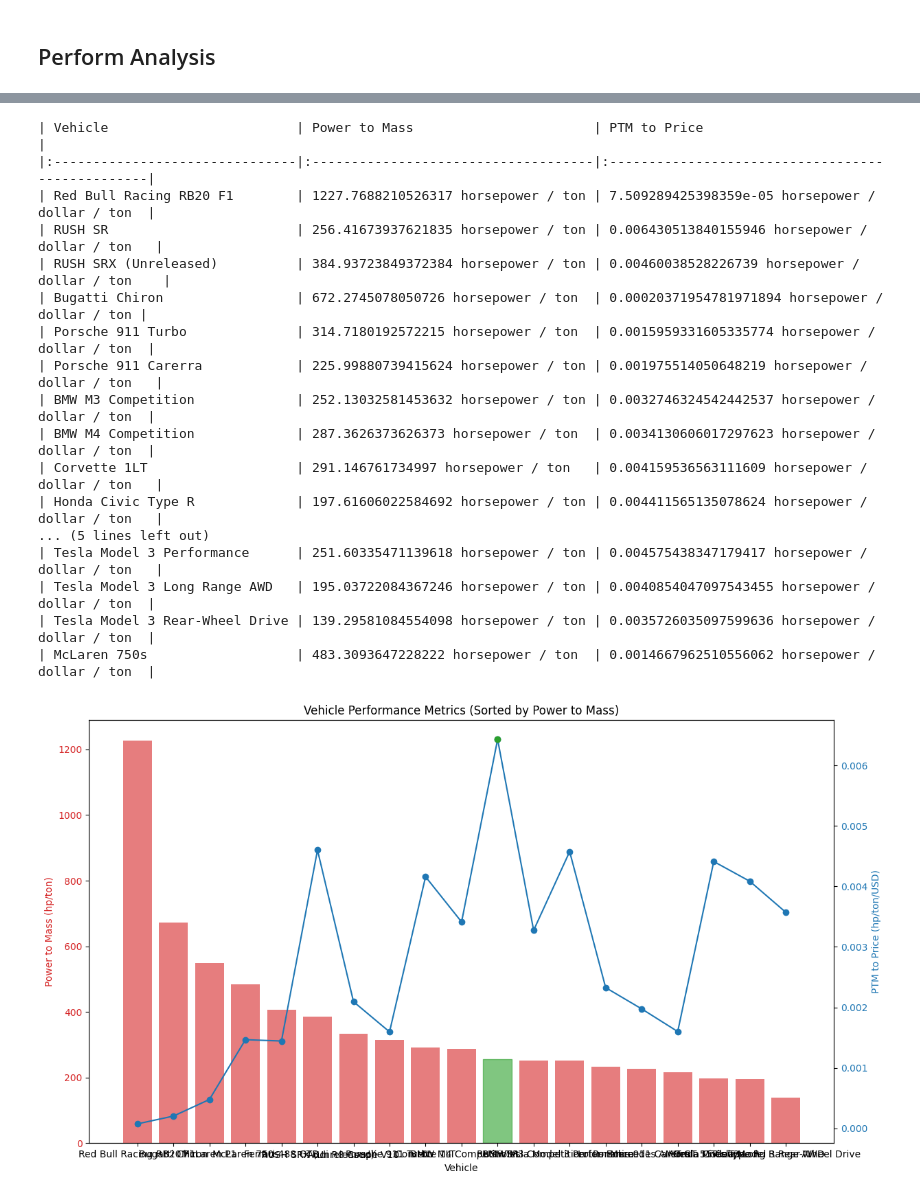
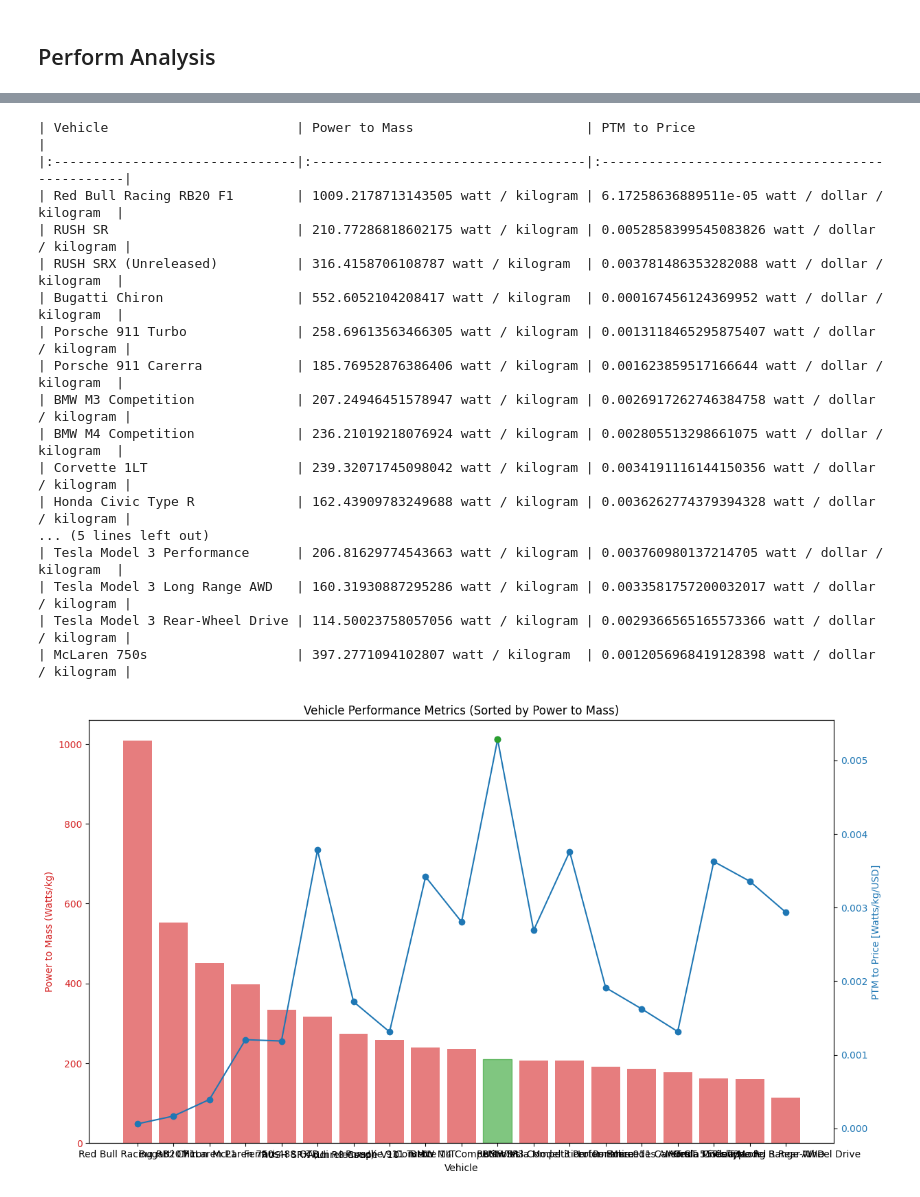
Before and after one commit to HenryAsa/MIT-rush-auto-calcs, a Jupyter notebook: price_calcs.ipynb, the cells around one changed output, grey strips where cells are left out. Drawn from its saved outputs; the diff is of its cells as text; code cells hidden in the pictures.

```diff
--- a/price_calcs.ipynb
+++ b/price_calcs.ipynb
@@ -132,7 +132,7 @@ vehicle_specs = {
     # },
 }
 
-final_units = u.hp / u.ton
+final_units = u.watts / u.kg
 # %% [markdown]
 ## Format the Data Visually
 # %%
@@ -218,7 +218,7 @@ fig, ax1 = plt.subplots(figsize=(14, 8))
 color = 'tab:red'
 highlight_color = 'tab:green'
 ax1.set_xlabel('Vehicle')
-ax1.set_ylabel('Power to Mass (hp/ton)', color=color)
+ax1.set_ylabel('Power to Mass (Watts/kg)', color=color)
 
 bars = ax1.bar(vehicle_df_sorted['Vehicle'], vehicle_df_sorted['Power to Mass'], color=color, alpha=0.6)
 for bar, vehicle in zip(bars, vehicle_df_sorted['Vehicle']):
@@ -229,7 +229,7 @@ ax1.tick_params(axis='y', labelcolor=color)
 
 ax2 = ax1.twinx()
 color = 'tab:blue'
-ax2.set_ylabel('PTM to Price (hp/ton/USD)', color=color)
+ax2.set_ylabel('PTM to Price [Watts/kg/USD]', color=color)
 line, = ax2.plot(vehicle_df_sorted['Vehicle'], vehicle_df_sorted['PTM to Price'], color=color, marker='o')
 for i, vehicle in enumerate(vehicle_df_sorted['Vehicle']):
     if vehicle == "RUSH SR":
@@ -246,49 +246,49 @@ plt.close()
 
 
 # Creating a bar plot to show the PTM to Price ratio for various vehicles, highlighting RUSH SR
 
 vehicle_df_sorted = vehicle_df.sort_values(by='PTM to Price', ascending=False)
 
 # Plotting the sorted data with RUSH SR highlighted
 fig, ax = plt.subplots(figsize=(14, 8))
 
 color = 'tab:blue'
 highlight_color = 'tab:green'
-ax.set_ylabel('PTM to Price (hp/ton/USD)', color=color)
+ax.set_ylabel('PTM to Price [Watts/kg/USD]', color=color)
 
 bars = ax.bar(vehicle_df_sorted['Vehicle'], vehicle_df_sorted['PTM to Price'], color=color, alpha=0.6)
 for bar, vehicle in zip(bars, vehicle_df_sorted['Vehicle']):
     if vehicle == "RUSH SR":
         bar.set_color(highlight_color)
 
 ax.tick_params(axis='y', labelcolor=color)
 
 # Adding a text box for RUSH SR
 rush_sr1_index = vehicle_df_sorted[vehicle_df_sorted['Vehicle'] == "RUSH SR"].index[0]
 rush_sr1_ptm_price = vehicle_df_sorted.loc[rush_sr1_index, 'PTM to Price']
 
 bbox_props = dict(boxstyle="round,pad=0.3", edgecolor='green', facecolor='white', alpha=0.8)
 ax.text(rush_sr1_index, rush_sr1_ptm_price, "RUSH SR\nHighest Performance for Price", ha="center", va="bottom", size=12, bbox=bbox_props, color='green')
 
-plt.title('PTM to Price Ratio (hp/ton/USD) for Various Vehicles')
+plt.title('PTM to Price Ratio [Watts/kg/USD] for Various Vehicles')
 plt.xticks(rotation=45, ha='right')
 plt.show()
 # %% [output]
-| Vehicle                        | Power to Mass                       | PTM to Price                                     |
-|:-------------------------------|:------------------------------------|:-------------------------------------------------|
-| Red Bull Racing RB20 F1        | 1227.7688210526317 horsepower / ton | 7.509289425398359e-05 horsepower / dollar / ton  |
-| RUSH SR                        | 256.41673937621835 horsepower / ton | 0.006430513840155946 horsepower / dollar / ton   |
-| RUSH SRX (Unreleased)          | 384.93723849372384 horsepower / ton | 0.00460038528226739 horsepower / dollar / ton    |
-| Bugatti Chiron                 | 672.2745078050726 horsepower / ton  | 0.00020371954781971894 horsepower / dollar / ton |
-| Porsche 911 Turbo              | 314.7180192572215 horsepower / ton  | 0.0015959331605335774 horsepower / dollar / ton  |
-| Porsche 911 Carerra            | 225.99880739415624 horsepower / ton | 0.001975514050648219 horsepower / dollar / ton   |
-| BMW M3 Competition             | 252.13032581453632 horsepower / ton | 0.0032746324542442537 horsepower / dollar / ton  |
-| BMW M4 Competition             | 287.3626373626373 horsepower / ton  | 0.0034130606017297623 horsepower / dollar / ton  |
-| Corvette 1LT                   | 291.146761734997 horsepower / ton   | 0.004159536563111609 horsepower / dollar / ton   |
-| Honda Civic Type R             | 197.61606022584692 horsepower / ton | 0.004411565135078624 horsepower / dollar / ton   |
+| Vehicle                        | Power to Mass                      | PTM to Price                                   |
+|:-------------------------------|:-----------------------------------|:-----------------------------------------------|
+| Red Bull Racing RB20 F1        | 1009.2178713143505 watt / kilogram | 6.17258636889511e-05 watt / dollar / kilogram  |
+| RUSH SR                        | 210.77286818602175 watt / kilogram | 0.0052858399545083826 watt / dollar / kilogram |
+| RUSH SRX (Unreleased)          | 316.4158706108787 watt / kilogram  | 0.003781486353282088 watt / dollar / kilogram  |
+| Bugatti Chiron                 | 552.6052104208417 watt / kilogram  | 0.000167456124369952 watt / dollar / kilogram  |
+| Porsche 911 Turbo              | 258.69613563466305 watt / kilogram | 0.0013118465295875407 watt / dollar / kilogram |
+| Porsche 911 Carerra            | 185.76952876386406 watt / kilogram | 0.001623859517166644 watt / dollar / kilogram  |
+| BMW M3 Competition             | 207.24946451578947 watt / kilogram | 0.0026917262746384758 watt / dollar / kilogram |
+| BMW M4 Competition             | 236.21019218076924 watt / kilogram | 0.002805513298661075 watt / dollar / kilogram  |
+| Corvette 1LT                   | 239.32071745098042 watt / kilogram | 0.0034191116144150356 watt / dollar / kilogram |
+| Honda Civic Type R             | 162.43909783249688 watt / kilogram | 0.0036262774379394328 watt / dollar / kilogram |
 ... (5 lines left out)
-| Tesla Model 3 Performance      | 251.60335471139618 horsepower / ton | 0.004575438347179417 horsepower / dollar / ton   |
-| Tesla Model 3 Long Range AWD   | 195.03722084367246 horsepower / ton | 0.0040854047097543455 horsepower / dollar / ton  |
-| Tesla Model 3 Rear-Wheel Drive | 139.29581084554098 horsepower / ton | 0.0035726035097599636 horsepower / dollar / ton  |
-| McLaren 750s                   | 483.3093647228222 horsepower / ton  | 0.0014667962510556062 horsepower / dollar / ton  |
+| Tesla Model 3 Performance      | 206.81629774543663 watt / kilogram | 0.003760980137214705 watt / dollar / kilogram  |
+| Tesla Model 3 Long Range AWD   | 160.31930887295286 watt / kilogram | 0.0033581757200032017 watt / dollar / kilogram |
+| Tesla Model 3 Rear-Wheel Drive | 114.50023758057056 watt / kilogram | 0.0029366565165573366 watt / dollar / kilogram |
+| McLaren 750s                   | 397.2771094102807 watt / kilogram  | 0.0012056968419128398 watt / dollar / kilogram |
-[figure, old version]
+[figure, new version]
```
Also changed, not shown: parts of 3 cells of this notebook, 3 other files.
